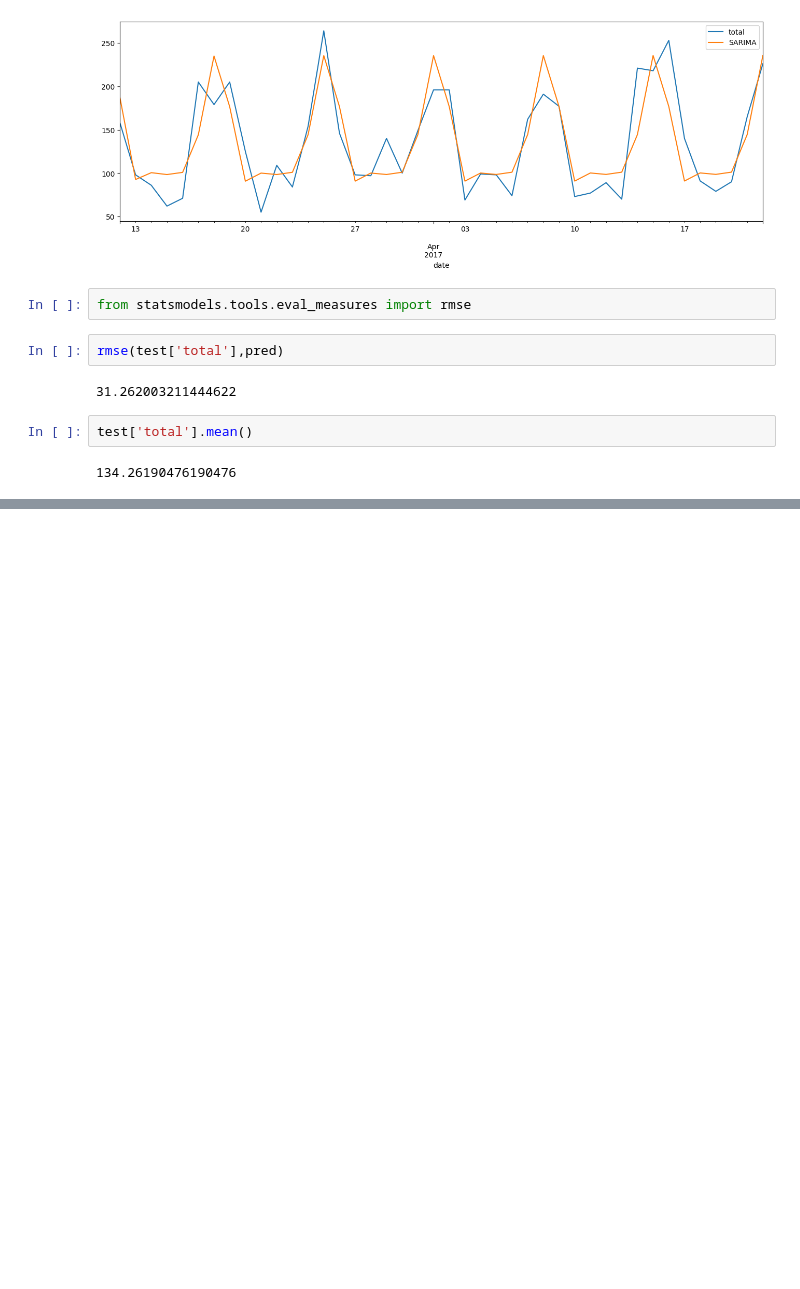
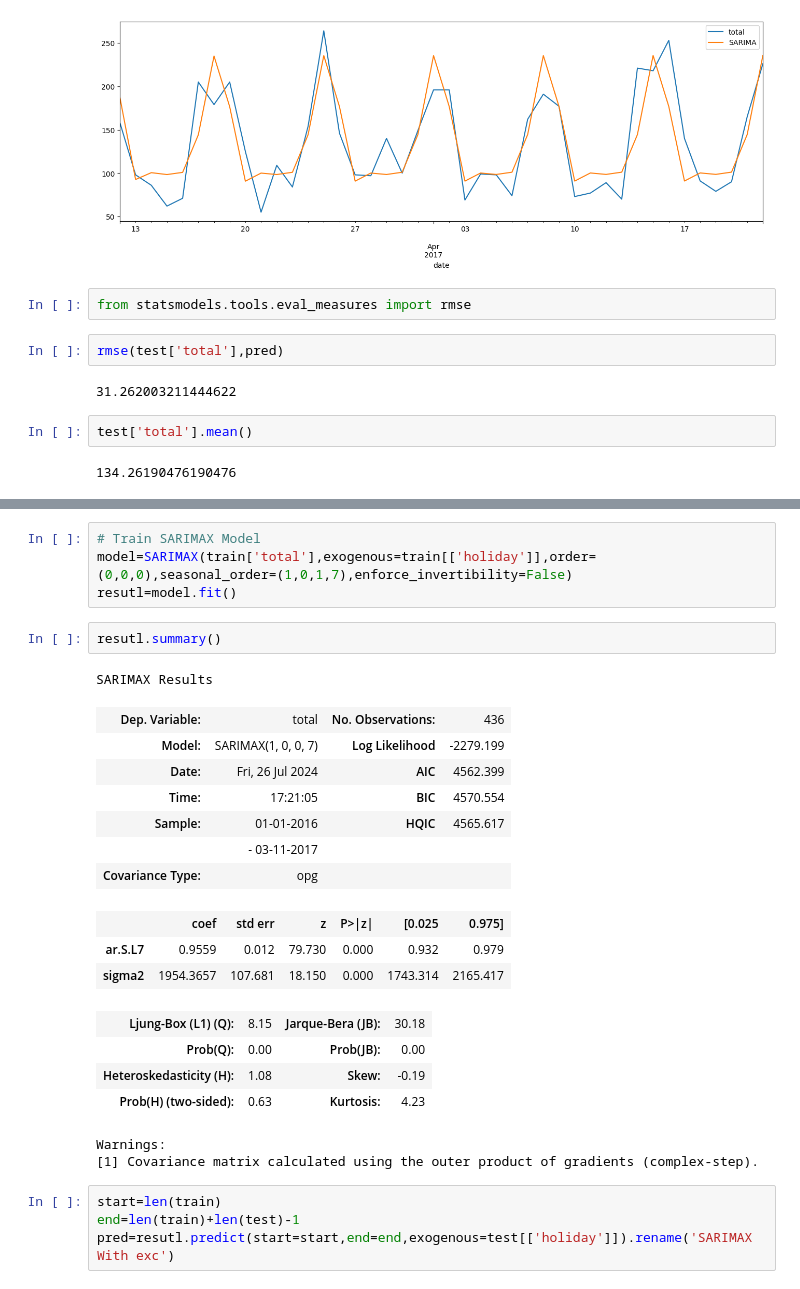
Before and after one commit to nmaiya/ColabTimeSeries, a Jupyter notebook: SARIMAX_1.ipynb, the cells around one changed output, grey strips where cells are left out. Cells and saved outputs as stored; diff of their text form; blank space fills up the shorter version.

```diff
--- a/SARIMAX_1.ipynb
+++ b/SARIMAX_1.ipynb
@@ -210,0 +230,28 @@ test['total'].mean()
+# %%
+# Train SARIMAX Model
+model=SARIMAX(train['total'],exogenous=train[['holiday']],order=(0,0,0),seasonal_order=(1,0,1,7),enforce_invertibility=False)
+resutl=model.fit()
+# %%
+resutl.summary()
+# %% [output]
+SARIMAX Results
+| Dep. Variable: | total | No. Observations: | 436 |
+| Model: | SARIMAX(1, 0, 0, 7) | Log Likelihood | -2279.199 |
+| Date: | Fri, 26 Jul 2024 | AIC | 4562.399 |
+| Time: | 17:21:05 | BIC | 4570.554 |
+| Sample: | 01-01-2016 | HQIC | 4565.617 |
+|  | - 03-11-2017 |  |  |
+| Covariance Type: | opg |  |  |
+|  | coef | std err | z | P>|z| | [0.025 | 0.975] |
+| ar.S.L7 | 0.9559 | 0.012 | 79.730 | 0.000 | 0.932 | 0.979 |
+| sigma2 | 1954.3657 | 107.681 | 18.150 | 0.000 | 1743.314 | 2165.417 |
+| Ljung-Box (L1) (Q): | 8.15 | Jarque-Bera (JB): | 30.18 |
+| Prob(Q): | 0.00 | Prob(JB): | 0.00 |
+| Heteroskedasticity (H): | 1.08 | Skew: | -0.19 |
+| Prob(H) (two-sided): | 0.63 | Kurtosis: | 4.23 |
+Warnings:
+[1] Covariance matrix calculated using the outer product of gradients (complex-step).
+# %%
+start=len(train)
+end=len(train)+len(test)-1
+pred=resutl.predict(start=start,end=end,exogenous=test[['holiday']]).rename('SARIMAX With exc')
```
Also changed, not shown: parts of 6 cells of this notebook.
